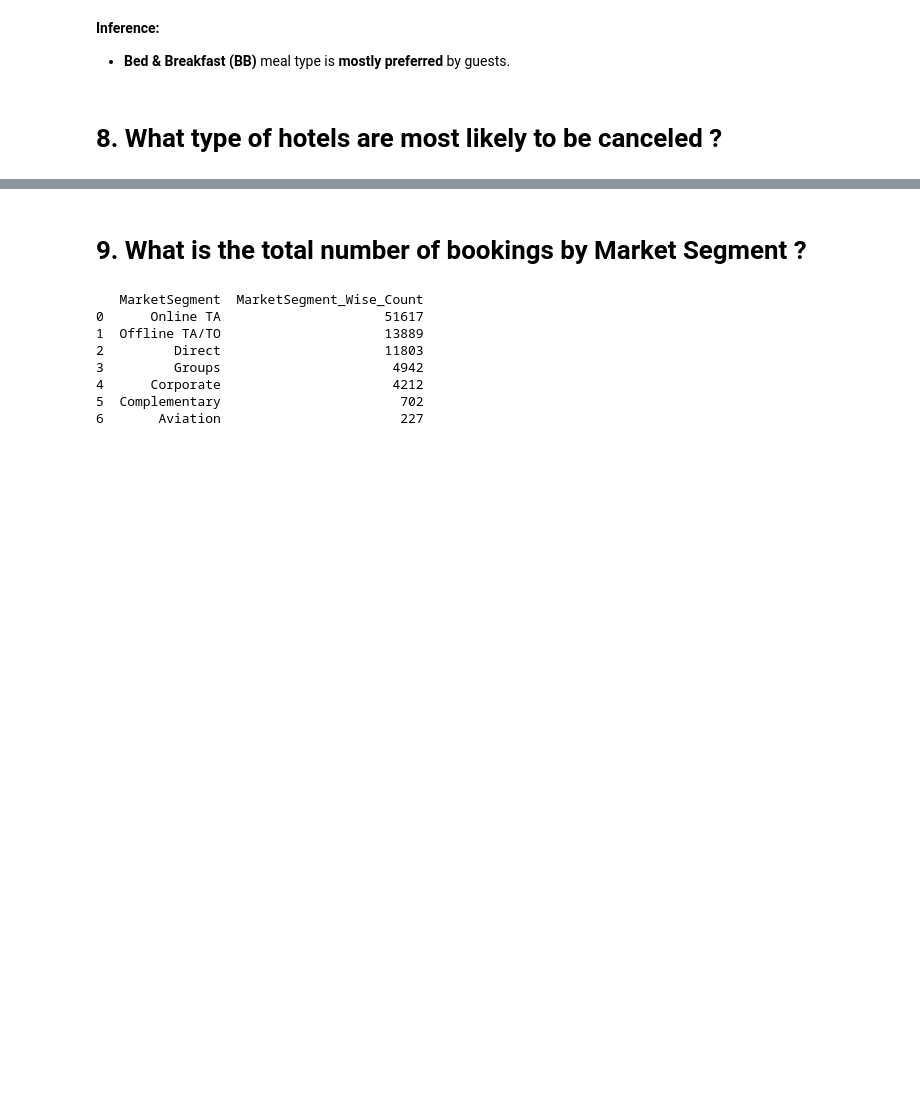
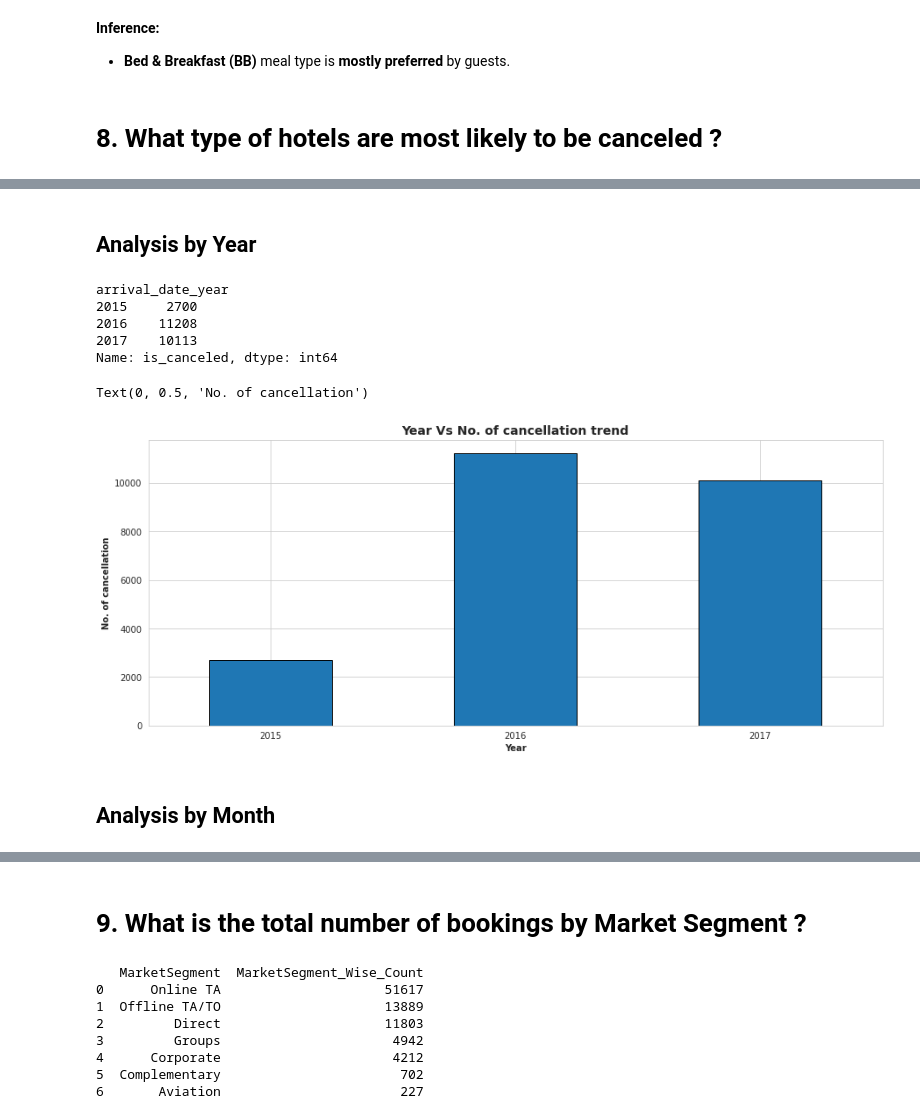
Before and after one commit to shrikantkute/EDA-Hotel-Booking, a Jupyter notebook: Hotel_Booking_EDA.ipynb, the cells around one changed output, grey strips where cells are left out. Saved outputs shown, nothing was run; the diff lists cells and outputs as text; code cells hidden in the pictures; blank space fills up the shorter version.

```diff
--- a/Hotel_Booking_EDA.ipynb
+++ b/Hotel_Booking_EDA.ipynb
@@ -859,0 +915,4 @@ plt.show()
+# %%
+# Create data frames with only cancelled data for further analysis
+cancelled_df=hotel_df.loc[hotel_df['is_canceled']==1].reset_index()
+cancelled_df
@@ -859,0 +933,22 @@ plt.show()
+# %% [markdown]
+## Analysis by Year
+# %%
+cancellation_by_year=cancelled_df.groupby('arrival_date_year')['is_canceled'].count()
+cancellation_by_year
+# %% [output]
+arrival_date_year
+2015     2700
+2016    11208
+2017    10113
+Name: is_canceled, dtype: int64
+# %%
+# Visualization:Bar chart
+plt.figure(figsize=(15,6))
+cancellation_by_year.plot(kind='bar',edgecolor='black',linewidth=1)
+plt.title('Year Vs No. of cancellation trend',weight='bold',fontsize=14)
+plt.xlabel('Year',weight='bold')
+plt.xticks(rotation=360)
+plt.ylabel('No. of cancellation',weight='bold')
+# %% [output]
+Text(0, 0.5, 'No. of cancellation')
+[figure, added]
@@ -859,0 +957,2 @@ plt.show()
+# %% [markdown]
+## Analysis by Month
```
Also changed, not shown: parts of 32 cells of this notebook.
